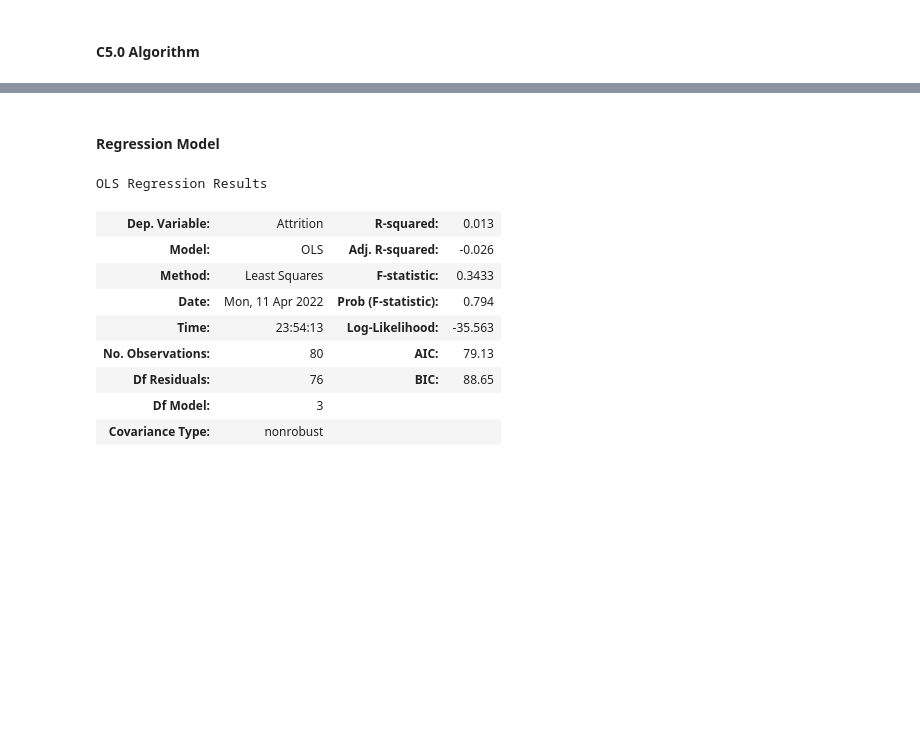
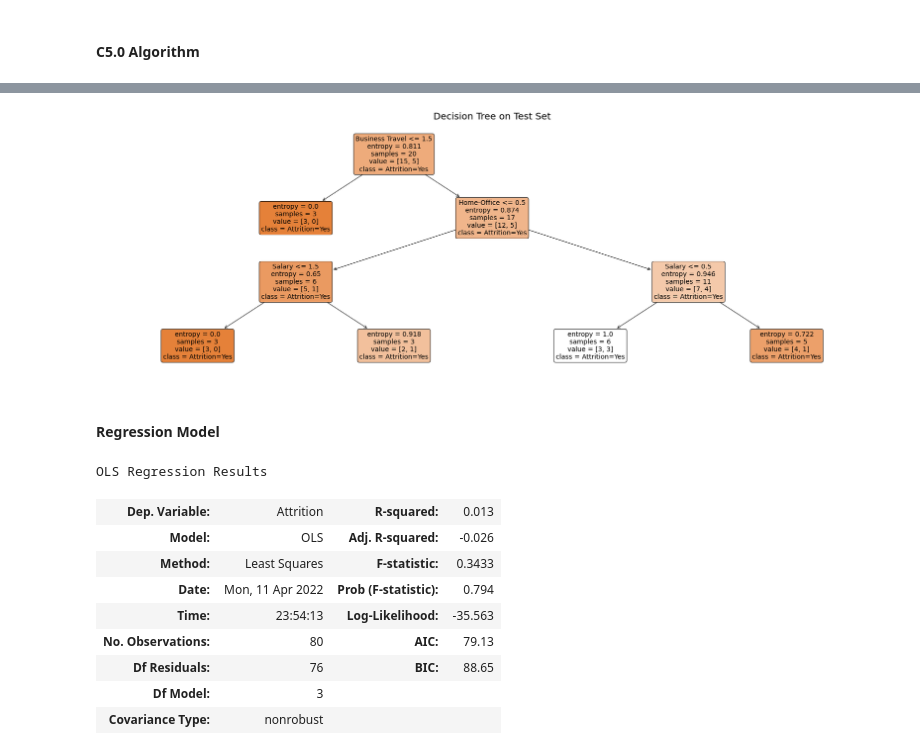
Before and after one commit to Chanlaiieng12/Predicting-Employee-Turnover, a Jupyter notebook: Team 5 Final Project.ipynb, the cells around one changed output, grey strips where cells are left out. Cells and saved outputs as stored; diff of their text form; code cells hidden in the pictures; blank space fills up the shorter version.

```diff
--- a/Team 5 Final Project.ipynb
+++ b/Team 5 Final Project.ipynb
@@ -363,3 +396,18 @@ plt.show()
+# %%
+# Use the test dataset to validate the C5.0 model
+
+# Train C5.0 Algorithm
+c50_test = DecisionTreeClassifier(criterion="entropy",
+                                max_leaf_nodes=5).fit(X_test, y_test)
+
+# Build a C5.0 model with test data set
+plt.figure(figsize=(30,10))
+c50_test_viz = tree.plot_tree(c50_test, feature_names = X_names, class_names = y_names,
+rounded = True, filled = True, fontsize=14)
+plt.title("Decision Tree on Test Set", fontsize=20)
+plt.show()
+# %% [output]
+[figure, added]
 # %% [markdown]
 #### Regression Model
 # %%
```
Also changed, not shown: parts of 15 cells of this notebook.
